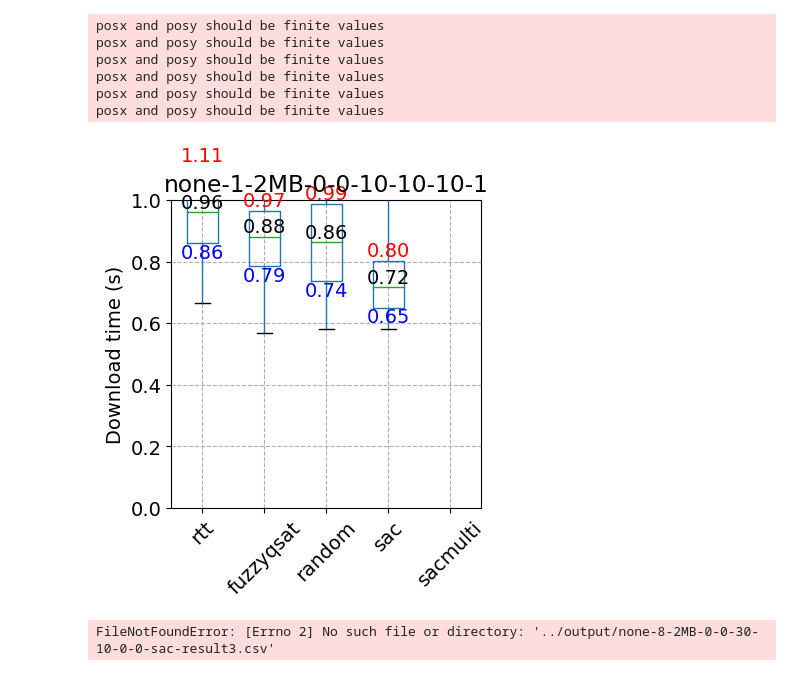
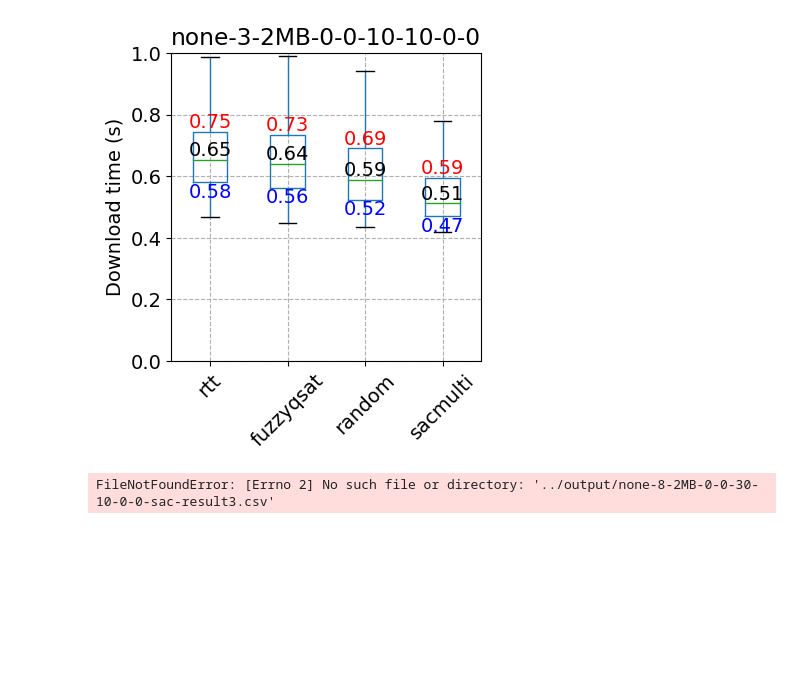
Before and after one commit to quic-vn/mpquic-drl, a Jupyter notebook: simulationFileServer/statistic/plot-multi.ipynb, the cells around one changed output. Cells and saved outputs as stored; diff of their text form; code cells hidden in the pictures; blank space fills up the shorter version.

```diff
--- a/simulationFileServer/statistic/plot-multi.ipynb
+++ b/simulationFileServer/statistic/plot-multi.ipynb
@@ -3,20 +3,20 @@ import pandas as pd
 import matplotlib.pyplot as plt
 
 # Define the list of schedules to compare
-schedules = ['rtt', 'fuzzyqsat', 'random', 'sac', 'sacmulti']
+schedules = ['rtt', 'fuzzyqsat', 'random', 'sacmulti']
 # Define the parameters
 mdl = 'none'
-clt = 1
+clt = 3
 size = '2MB'
 bwd = 10
 owd = 10
-var = 10
-los = 1
+var = 0
+los = 0
 
 # Read all the files into separate dataframes
 all_data = {}
 for sch in schedules:
-    file_paths = [f'../output/aug2/compare-1/{mdl}-{clt}-{size}-0-0-{bwd}-{owd}-{var}-{los}-{sch}-result{i+3}.csv' for i in range(clt)]
+    file_paths = [f'../output/aug2/compare-3/{mdl}-{clt}-{size}-0-0-{bwd}-{owd}-{var}-{los}-{sch}-result{i+3}.csv' for i in range(clt)]
     data_frames = [pd.read_csv(file, names=['data', 'timestamp']) for file in file_paths]
     for df in data_frames:
         df['data'] = pd.to_numeric(df['data'], errors='coerce')
@@ -53,40 +53,34 @@ plt.rcParams.update({'font.size': 14, 'font.family': 'sans-serif'})
 
 # plt.tight_layout()
 # plt.show()
 
 # Boxplot for all clients across schedules
 all_clients_across_schedules = pd.DataFrame()
 
 for sch in schedules:
     combined_data = all_data[sch]
     all_clients = pd.DataFrame(combined_data.drop(columns=['mean']).values.flatten(), columns=[sch])
     all_clients_across_schedules = pd.concat([all_clients_across_schedules, all_clients], axis=1)
 
 plt.figure(figsize=(4, 4))
 boxplot = all_clients_across_schedules.boxplot(patch_artist=False, showfliers=False)
 plt.ylabel('Download time (s)')
 plt.title(f'{mdl}-{clt}-{size}-0-0-{bwd}-{owd}-{var}-{los}')
 plt.grid(True, linestyle="--")
 plt.xticks(ticks=range(1, len(schedules) + 1), labels=schedules, rotation=45)
 
 medians = all_clients_across_schedules.median()
 q1 = all_clients_across_schedules.quantile(0.25)
 q3 = all_clients_across_schedules.quantile(0.75)
 for i in range(len(medians)):
     plt.text(i + 1, medians[i], f'{medians[i]:.2f}', ha='center', va='bottom', color='black')
     plt.text(i + 1, q1[i], f'{q1[i]:.2f}', ha='center', va='top', color='blue')
     plt.text(i + 1, q3[i], f'{q3[i]:.2f}', ha='center', va='bottom', color='red')
 
 plt.ylim(0, 1)
 plt.show()
 # %% [output]
-posx and posy should be finite values
-posx and posy should be finite values
-posx and posy should be finite values
-posx and posy should be finite values
-posx and posy should be finite values
-posx and posy should be finite values
-[figure, old version]
+[figure, new version]
 # %%
 import pandas as pd
 import matplotlib.pyplot as plt
```
Also changed, not shown: 18 other files.
